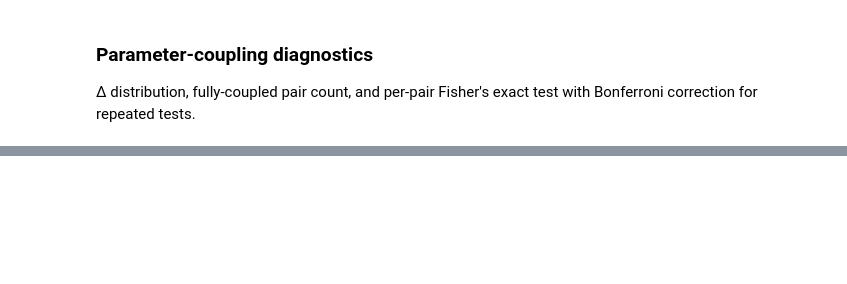
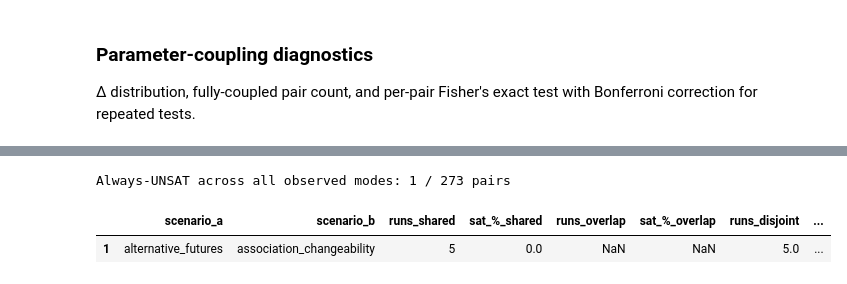
Before and after one commit to microm3/simulation-without-tears, a Jupyter notebook: evaluation/scenario-verification/scenario-verification.ipynb, the cells around one changed output, grey strips where cells are left out. Saved outputs shown, nothing was run; the diff lists cells and outputs as text; code cells hidden in the pictures; blank space fills up the shorter version.

```diff
--- a/evaluation/scenario-verification/scenario-verification.ipynb
+++ b/evaluation/scenario-verification/scenario-verification.ipynb
@@ -20,11 +20,11 @@ pd.set_option('display.max_rows', 200)
 pd.set_option('display.max_colwidth', 80)
 sns.set_theme(style='whitegrid')
 # %%
-RERUN_ANALYSIS = True
+RERUN_ANALYSIS = False
 
 # The chosen model will be rerun or retrieved from cache
-# MODEL_JSON = Path('models/fumagalli2022criminal-investigation/ontology.json')
-MODEL_JSON = Path('models/musso_2021/runningexample.json')
+MODEL_JSON = Path('models/fumagalli2022criminal-investigation/ontology.json')
+# MODEL_JSON = Path('models/musso_2021/runningexample.json')
 
 RESULTS_DIR = Path('results')
 PROJECT_ROOT = Path('.').resolve().parent.parent
@@ -88,8 +88,6 @@ def run_kotlin(label, mode, extra_args, expected_pattern, model,
         print(f'[{label}] {path.name}')
         return path
 
-    os.environ['MAVEN_OPTS'] = '-Xms6g -Xmx8g'
-
     def _proj(p):
         return str(Path(p).resolve().relative_to(PROJECT_ROOT))
 
@@ -369,0 +448,28 @@ display(sig[cols])
+# %%
+# Always-UNSAT across observed modes:
+# pairs whose SAT% is 0 in every mode where they were actually run
+# (i.e., for each mode in {shared, overlap, disjoint}, either runs_<mode> > 0 and sat_%_<mode> == 0, or runs_<mode> == 0).
+# Complements the overlap-vs-disjoint sharing-induced UNSAT check above by also covering
+# pairs that don't appear in both of those modes (e.g., parameter-free scenarios skipped from overlap).
+
+modes = ['shared', 'overlap', 'disjoint']
+def _max_sat_observed(row):
+    pcts = [row[f'sat_%_{m}'] for m in modes
+            if (row.get(f'runs_{m}') or 0) > 0 and not pd.isna(row[f'sat_%_{m}'])]
+    return max(pcts) if pcts else None
+
+comparison['_max_sat_observed'] = comparison.apply(_max_sat_observed, axis=1)
+always_unsat = comparison[comparison['_max_sat_observed'] == 0.0]
+
+print(f'Always-UNSAT across all observed modes: {len(always_unsat)} / {len(comparison)} pairs')
+_cols = ['scenario_a', 'scenario_b',
+         'runs_shared', 'sat_%_shared',
+         'runs_overlap', 'sat_%_overlap',
+         'runs_disjoint', 'sat_%_disjoint']
+display(always_unsat[_cols])
+
+comparison.drop(columns=['_max_sat_observed'], inplace=True)
+# %% [output]
+Always-UNSAT across all observed modes: 1 / 273 pairs
+|  | scenario_a | scenario_b | runs_shared | sat_%_shared | runs_overlap | sat_%_overlap | runs_disjoint | ... |
+| 1 | alternative_futures | association_changeability | 5 | 0.0 | NaN | NaN | 5.0 | ... |
```
Also changed, not shown: parts of 15 cells of this notebook, 16 other files.
